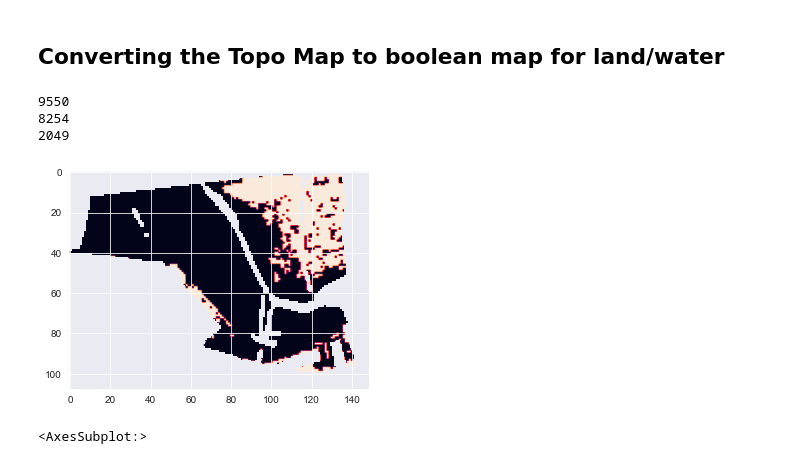
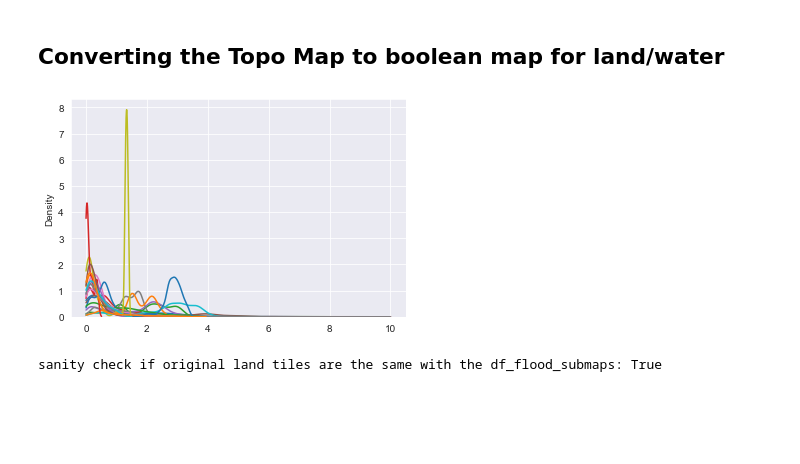
Before and after one commit to FishOuttaWotah/epa-rdam-housing-under-floods, a Jupyter notebook: map_explore.ipynb, the cells around one changed output. Saved outputs shown, nothing was run; the diff lists cells and outputs as text; code cells hidden in the pictures; blank space fills up the shorter version.

Commit message:
flooding statistical binning and functions relevant for household agent creation

```diff
--- a/map_explore.ipynb
+++ b/map_explore.ipynb
@@ -139,13 +141,13 @@ wijk_geometries = wijken.geometry
 # create masks for unflooded and flooded tiles
 
 wijk_scenario_labels = []
-baseline_submaps = []
+# baseline_submaps = []
 flood_submaps = []
 
 # knockout the flood maps with area geo outline
 for idx, wijk in enumerate(wijk_names):
     geo = wijk_geometries[idx]
-    wijk_scenario_labels.extend([(wijk, number) for number, _ in enumerate(flood_maps)])
+    wijk_scenario_labels.extend([(wijk, number+1) for number, _ in enumerate(flood_maps)])
     flood_submaps.extend([rasterio.mask.mask(f_m, [geo], crop=True, nodata=np.nan) for f_m in flood_maps])
 
 # put together the items into nice dict
@@ -203,6 +203,7 @@ test_output = np.where(test_landmask, test_submap, test_submap.min())
 # use the name of the area for retrieval input to dict_wijk_landmasks
 # use numpy vectorize
 # %%
+# get the distribution of flooded and non-flooded tiles per area
 col_pct_flood = []
 col_depth_distribution = []
 col_flood_tiles = []
@@ -223,26 +224,11 @@ for submap_idx in df_flood_submaps.index:
     col_flood_tiles.append(flood_count)
     col_new_submaps.append(corrected_submap)
 
+#
 df_flood_submaps['land_tiles'] = col_land_tiles
 df_flood_submaps['flood_tiles'] = col_flood_tiles
 df_flood_submaps['flood_depths'] = col_depth_distribution
 df_flood_submaps['flood_pct_landmass'] = col_pct_flood
 df_flood_submaps.submap = col_new_submaps
-
-##  want to plot the distribution of flood effects
+# Assign number of tiles without flood to a new column
+df_flood_submaps['safe_tiles'] = df_flood_submaps.land_tiles - df_flood_submaps.flood_tiles
-# %%
-# show(test_submap)
-# total landmass (unit undefined yet)
-print(np.isfinite(test_submap).sum())
-print(test_landmask.sum())
-print((test_output > -9999.).sum()) # tells how much points are actually flooded
-# %% [output]
-9550
-8254
-2049
-# %%
-# plot both to see
-show(test_output)
-# %% [output]
-[figure, removed]
-<AxesSubplot:>
@@ -248,0 +270,52 @@ show(test_output)
+# %%
+##  want to plot the distribution of flood effects
+# test with one scenario?
+subset = df_flood_submaps[df_flood_submaps.scenario == 4]
+# convert flood depths into long table
+
+fig, ax = plt.subplots()
+for name, row in subset.iterrows():
+    depths = row.loc['flood_depths']
+    # print(name, max(depths), min(depths))
+    sns.kdeplot(data=row, x=depths, ax=ax, clip=(0,10))
+fig.savefig('data_model_inputs/kde_s2_rdam.jpg',dpi=1000)
+# from the graph, most flooding occur before 4m high for scenario 2
+# number of houses must match the number of spaces...? Does not account for highrise/high-density housing...
+
+# how to generate which houses are damaged?
+# call all houses to apply floods and damages (latter could be precalculated?)
+# use dict ledger to keep track of damaages
+# houses are fixed the next step? but history of flooding remains? Households take up a certain debt to repair? Perhaps no inclusion of repairing yet
+# logic of house value degradation though
+# artificial ceiling to 6/7 m since the limit is also as such?
+# %% [output]
+[figure, added]
+# %%
+# generate the zeroth scenario and shift the scenario mode
+# NOTE: many things are hardcoded here!
+
+z_areas = df_flood_submaps.wijk.unique()
+z_new_rows: dict = {}
+z_dict_submaps: dict = dict_wijk_landmasks.copy()
+
+for key, tup in z_dict_submaps.items():
+    z_submap, z_transform = tup # split them up again
+    z_land_tiles = z_submap.sum()
+    z_submap = np.where(z_submap.astype(bool),0, np.nan).astype('float32') # ensure that cast to the same dtype as the others, but
+    # insert into index dict
+    z_new_rows[f"0.{key}"] = [key,0, z_submap, z_transform, z_land_tiles, 0, [], 0., z_land_tiles, [z_land_tiles] + [0,0,0,0,0,0,0,0,0]]
+
+# convert into pd.Dataframe
+z_df = pd.DataFrame.from_dict(z_new_rows, orient='index', columns=df_flood_submaps.columns)
+
+z_reference = df_flood_submaps[df_flood_submaps.scenario == 3].copy()
+
+# sanity check: check the number of land tiles
+print(f"sanity check if original land tiles are the same with the df_flood_submaps: {z_df.land_tiles.to_list() == z_reference.land_tiles.to_list()}")
+# need to cast the columns into the same dtype
+for k, v in list(zip(df_flood_submaps.columns, df_flood_submaps.dtypes)):
+    z_df[k] = z_df[k].astype(v)
+# concatenate into df_flood_submaps
+df_flood_submaps = pd.concat([df_flood_submaps, z_df], axis=0).sort_index()
+# %% [output]
+sanity check if original land tiles are the same with the df_flood_submaps: True
```
Also changed, not shown: parts of 10 cells of this notebook, 2 other files.
